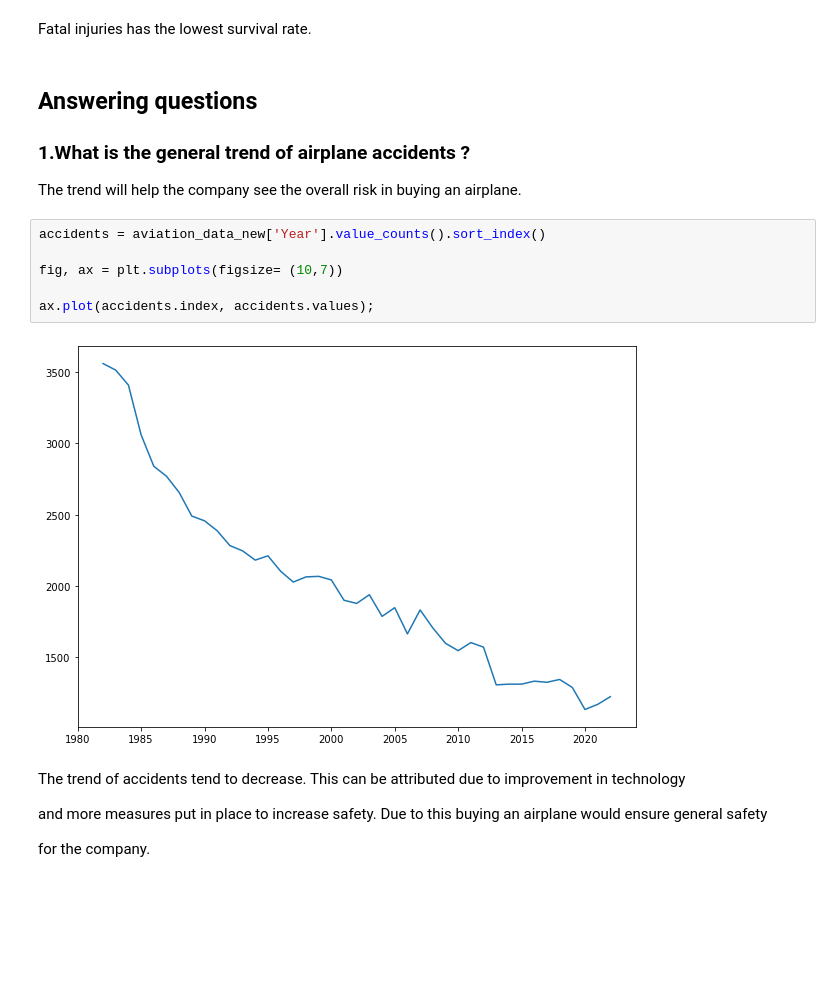
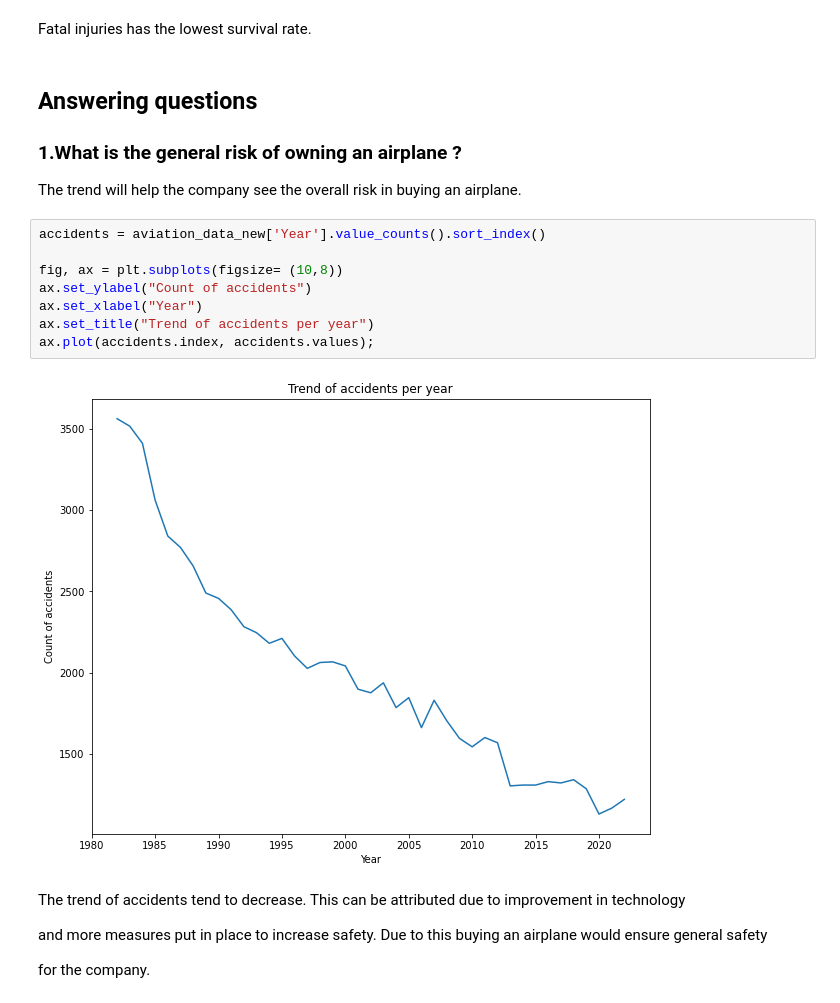
Before and after one commit to MosesMusyoki/dsc-phase_1_project, a Jupyter notebook: student.ipynb, the cells around one changed output. Drawn from its saved outputs; the diff is of its cells as text; blank space fills up the shorter version.

```diff
--- a/student.ipynb
+++ b/student.ipynb
@@ -484,17 +484,19 @@ Fatal injuries has the lowest survival rate.
 # %% [markdown]
 ## Answering questions
 
-### 1.What is the general trend of airplane accidents ?
+### 1.What is the general risk of owning an airplane ?
 
 The trend will help the company see the overall risk in buying an airplane.
 # %%
 accidents = aviation_data_new['Year'].value_counts().sort_index()
 
-fig, ax = plt.subplots(figsize= (10,7))
-
+fig, ax = plt.subplots(figsize= (10,8))
+ax.set_ylabel("Count of accidents")
+ax.set_xlabel("Year")
+ax.set_title("Trend of accidents per year")
 ax.plot(accidents.index, accidents.values);
 # %% [output]
-[figure, old version]
+[figure, new version]
 # %% [markdown]
 The trend of accidents tend to decrease. This can be attributed due to improvement in technology
 
```
Also changed, not shown: parts of 18 cells of this notebook.
